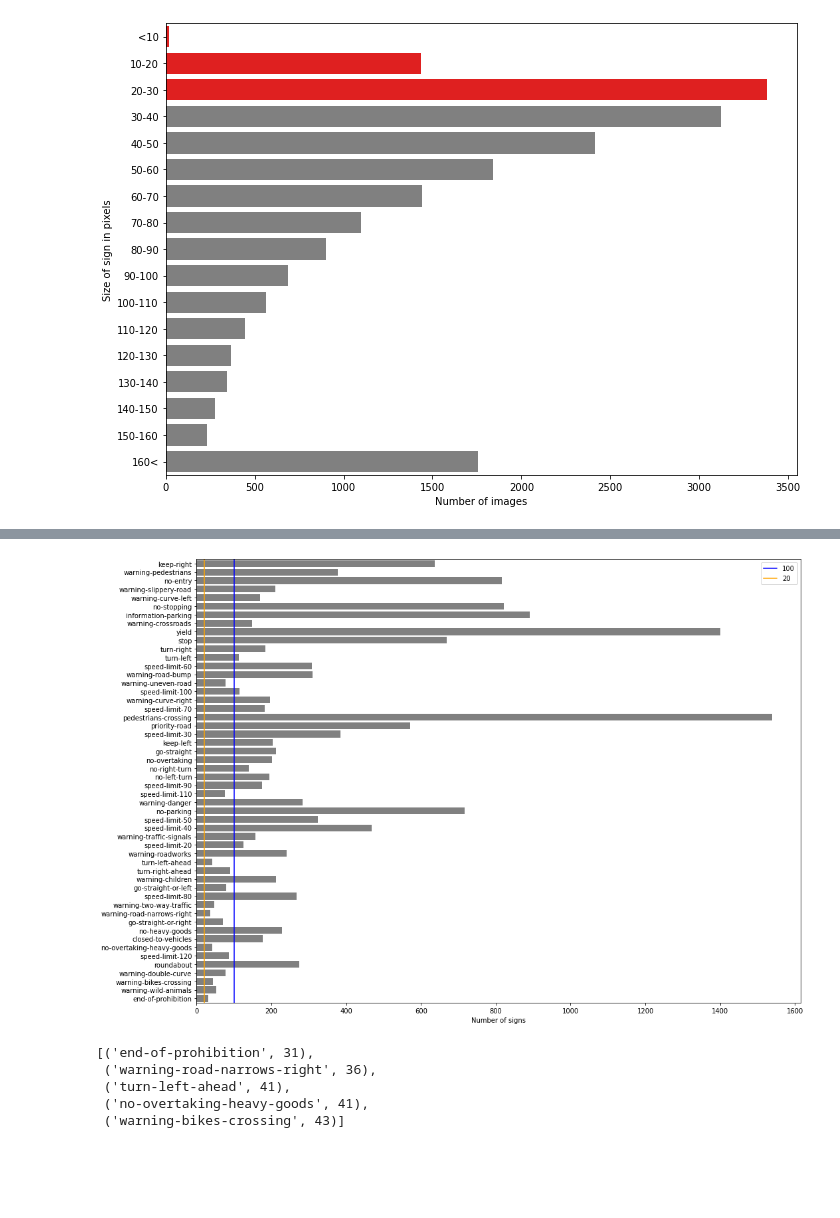
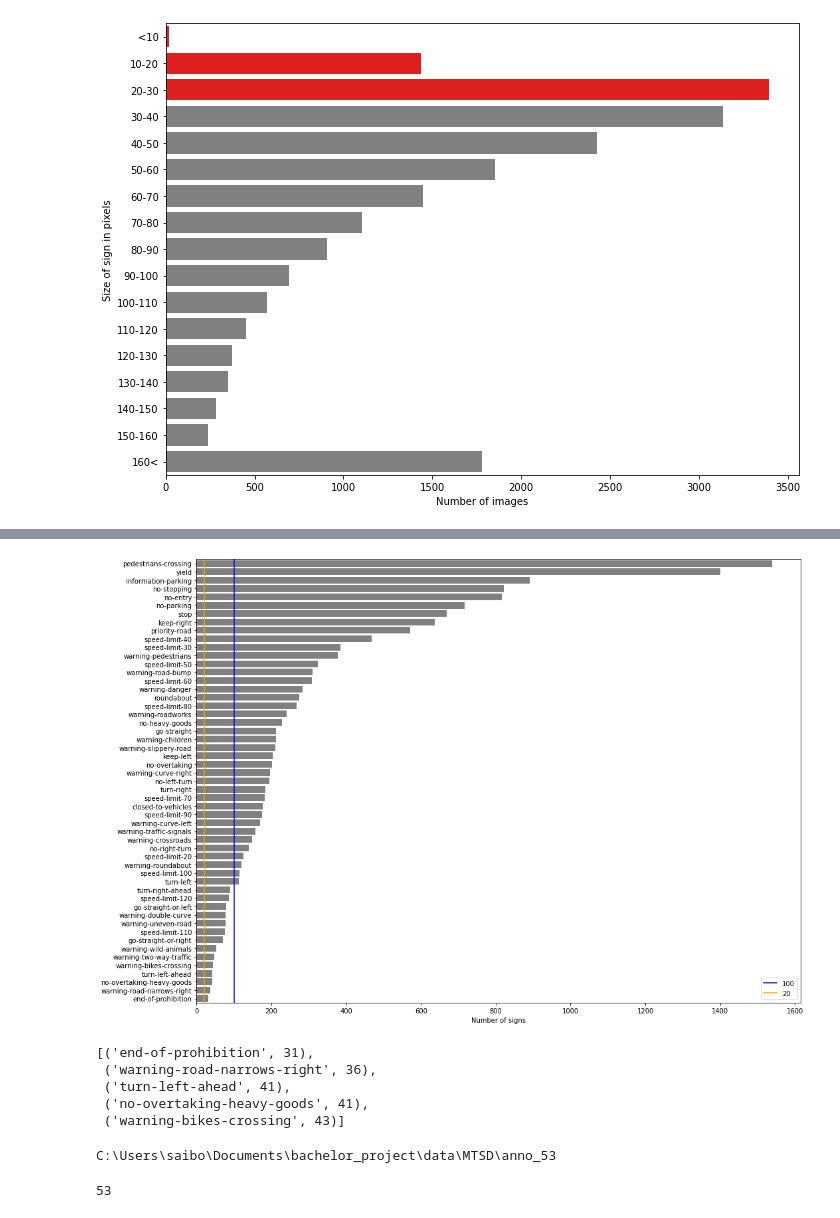
Before and after one commit to tschiolborg/synthetic_data_project, a Jupyter notebook: reduce_classes.ipynb, the cells around one changed output, grey strips where cells are left out. Cells and saved outputs as stored; diff of their text form; code cells hidden in the pictures; blank space fills up the shorter version.

```diff
--- a/reduce_classes.ipynb
+++ b/reduce_classes.ipynb
@@ -218,7 +220,8 @@ len(count2), n_too_small
-# %%
-plot_count(x=list(count2.values()), y=list(count2.keys()))
-# %% [output]
-[figure, removed]
+# %%
+y, x = zip(*sorted(count2.items(), key=lambda x: -x[1]))
+plot_count(x=list(x), y=list(y))
+# %% [output]
+[figure, added]
 # %%
 sorted(count2.items(), key=lambda x: x[1])[:5]
 # %% [output]
@@ -227,3 +230,15 @@ sorted(count2.items(), key=lambda x: x[1])[:5]
  ('turn-left-ahead', 41),
  ('no-overtaking-heavy-goods', 41),
  ('warning-bikes-crossing', 43)]
+# %%
+new_anno_dir2 = os.path.join(os.path.dirname(anno_dir), 'anno_53')
+os.makedirs(new_anno_dir2, exist_ok=True)
+print(new_anno_dir2)
+# %% [output]
+C:\Users\saibo\Documents\bachelor_project\data\MTSD\anno_53
+# %%
+with open(os.path.join(classes_dir, 'map_str2num.json')) as f:
+    map_str2num = json.load(f)
+len(map_str2num)
+# %% [output]
+53
```
Also changed, not shown: parts of 17 cells of this notebook, 1 other file.
